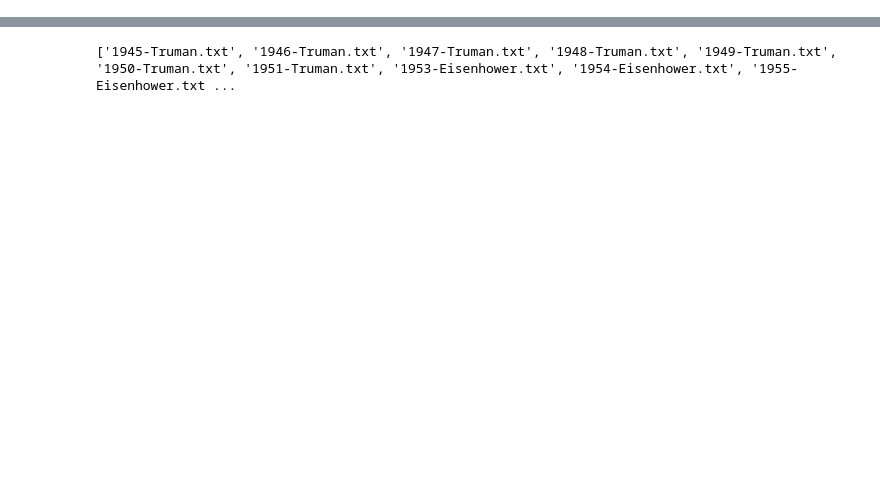
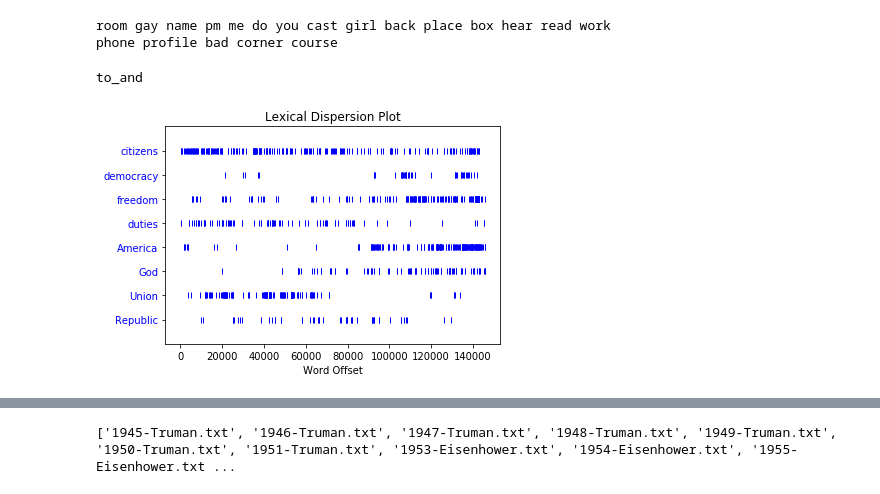
Before and after one commit to unmrds/cc-nlp, a Jupyter notebook: 02_NLTK_examples.ipynb, the cells around one changed output, grey strips where cells are left out. Drawn from its saved outputs; the diff is of its cells as text; code cells hidden in the pictures; blank space fills up the shorter version.

```diff
--- a/02_NLTK_examples.ipynb
+++ b/02_NLTK_examples.ipynb
@@ -15,0 +127,9 @@ print(gutenberg.fileids())
+# %%
+text5.similar('music')
+# %% [output]
+room gay name pm me do you cast girl back place box hear read work
+phone profile bad corner course
+# %%
+text5.common_contexts(['music', 'read'])
+# %% [output]
+to_and
@@ -15,0 +138,4 @@ print(gutenberg.fileids())
+# %%
+text4.dispersion_plot(["citizens", "democracy", "freedom", "duties", "America", 'God', 'Union', 'Republic'])
+# %% [output]
+[figure, added]
```
Also changed, not shown: parts of 70 cells of this notebook.
